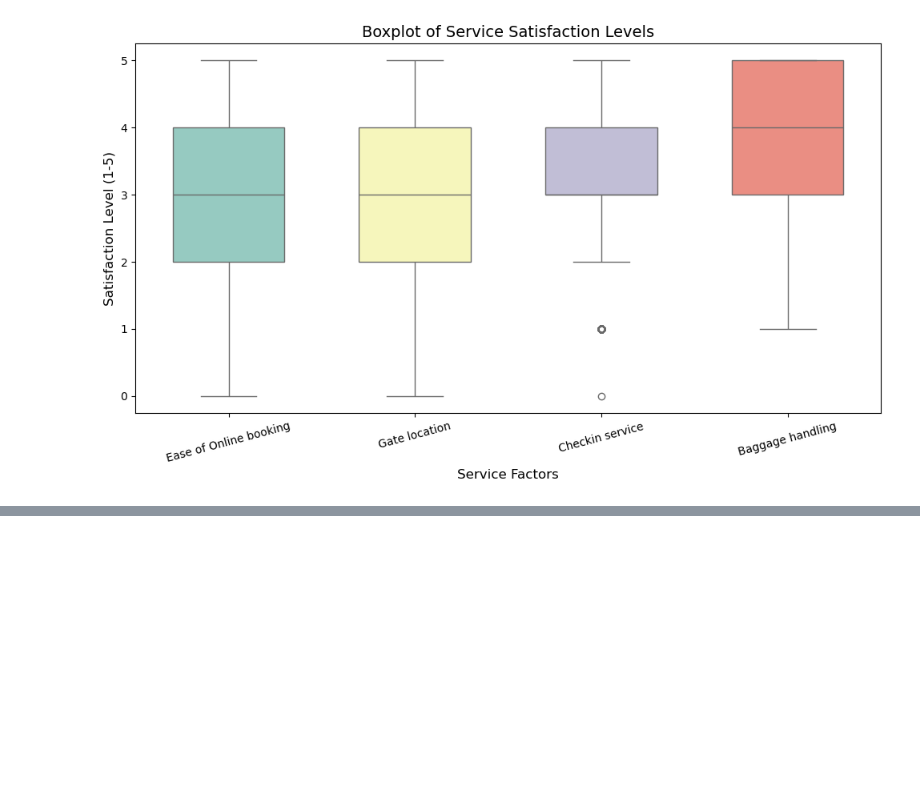
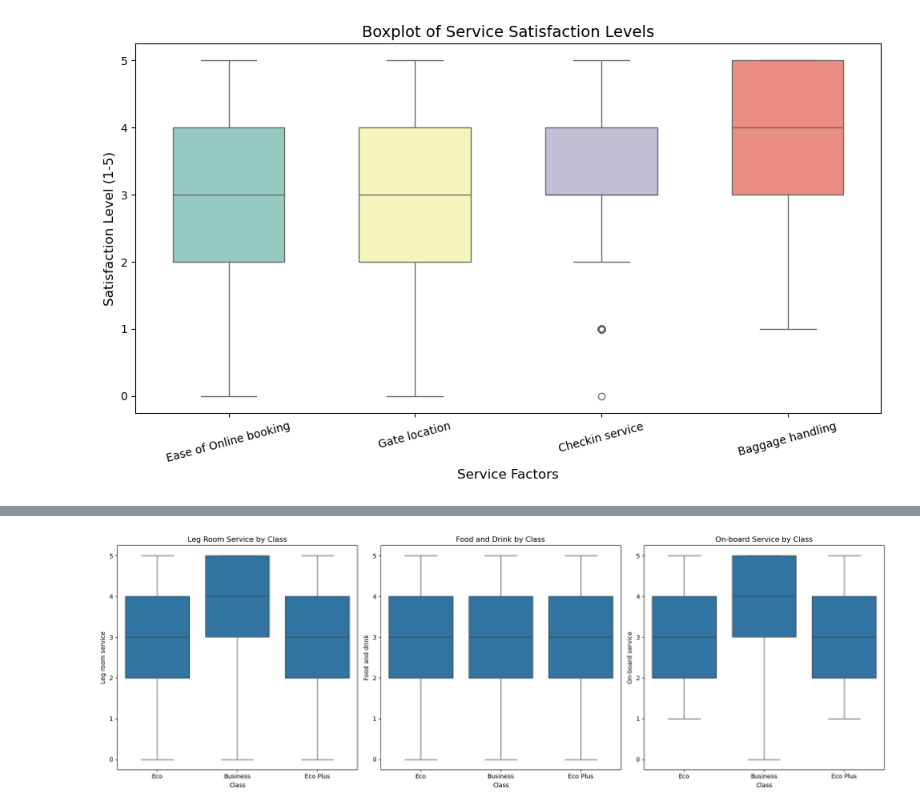
Before and after one commit to little-duck-vie/ltxldl-hoc-lam-giau, a Jupyter notebook: Code_python.ipynb, the cells around one changed output, grey strips where cells are left out. Cells and saved outputs as stored; diff of their text form; code cells hidden in the pictures; blank space fills up the shorter version.

```diff
--- a/Code_python.ipynb
+++ b/Code_python.ipynb
@@ -137,0 +170,14 @@ plt.show()
+# %%
+data_frame_copy_7 =data_frame.copy()
+df = pd.DataFrame(data_frame_copy_7)
+fig, axes = plt.subplots(1, 3, figsize=(18, 6))
+sns.boxplot(x='Class', y='Leg room service', data=df, ax=axes[0])
+axes[0].set_title('Leg Room Service by Class')
+sns.boxplot(x='Class', y='Food and drink', data=df, ax=axes[1])
+axes[1].set_title('Food and Drink by Class')
+sns.boxplot(x='Class', y='On-board service', data=df, ax=axes[2])
+axes[2].set_title('On-board Service by Class')
+plt.tight_layout()
+plt.show()
+# %% [output]
+[figure, added]
```
Also changed, not shown: parts of 3 cells of this notebook.
